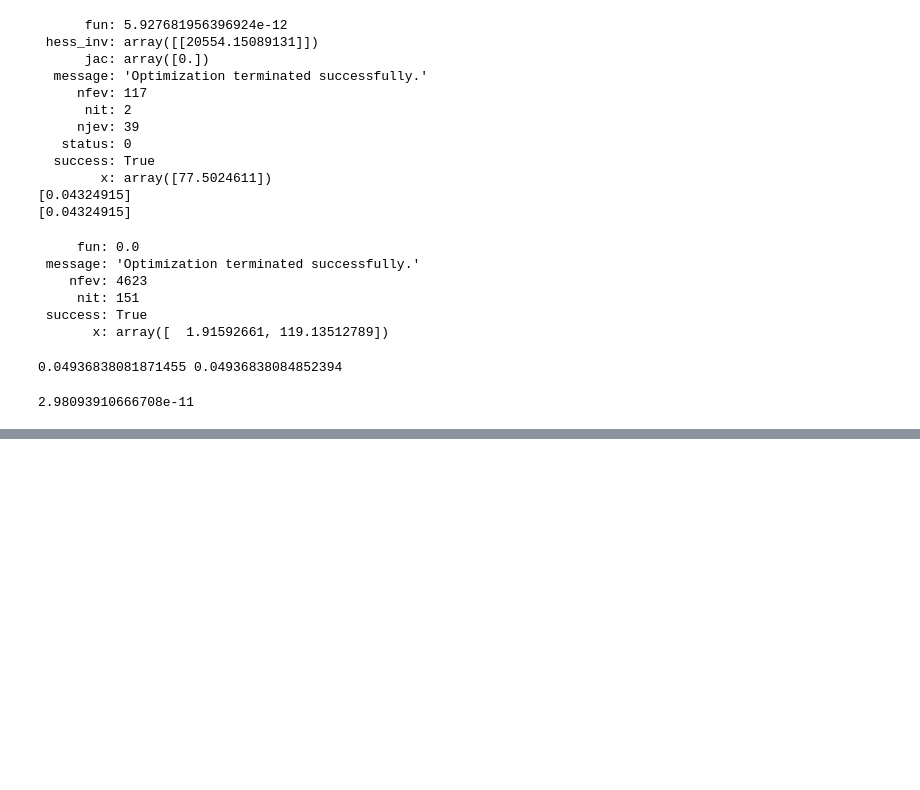
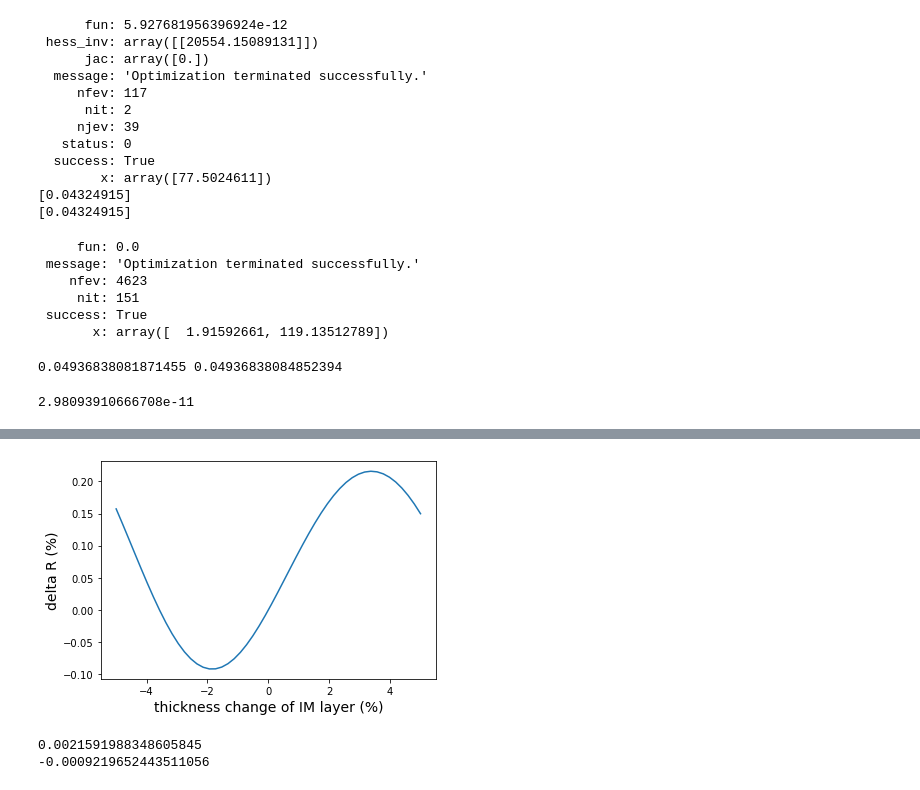
Before and after one commit to Yoway1994/ThinFilm, a Jupyter notebook: probation_fig.ipynb, the cells around one changed output, grey strips where cells are left out. Drawn from its saved outputs; the diff is of its cells as text; code cells hidden in the pictures; blank space fills up the shorter version.

```diff
--- a/probation_fig.ipynb
+++ b/probation_fig.ipynb
@@ -92,0 +112,23 @@ plt.show()
+# %%
+hypo_2 = lambda d: np.mean(tm.Design([air, ml_t2, ITO, sodalime],
+                                     [None, d, 20, None]).reflectance(wl))
+hypo_2_r = lambda d: np.mean(tm.Design([air, ml_t2, sodalime],
+                                       [None, d, None]).reflectance(wl))
+tol_2 = []
+Ri_2 = []
+for i in np.linspace(-0.05, 0.05):
+    tol_2.append(i)
+    Ri_2.append(hypo_2(1000*(1+i))-hypo_2_r(1000*(1+i)))
+plt.plot(np.array(tol_2)*100, np.array(Ri_2)*100)
+plt.xlabel('thickness change of IM layer (%)', fontsize = 14)
+plt.ylabel('delta R (%)', fontsize = 14)
+plt.savefig('f.png')
+plt.show()
+# %% [output]
+[figure, added]
+# %%
+print(max(Ri_2))
+print(min(Ri_2))
+# %% [output]
+0.0021591988348605845
+-0.0009219652443511056
```
Also changed, not shown: parts of 5 cells of this notebook.
